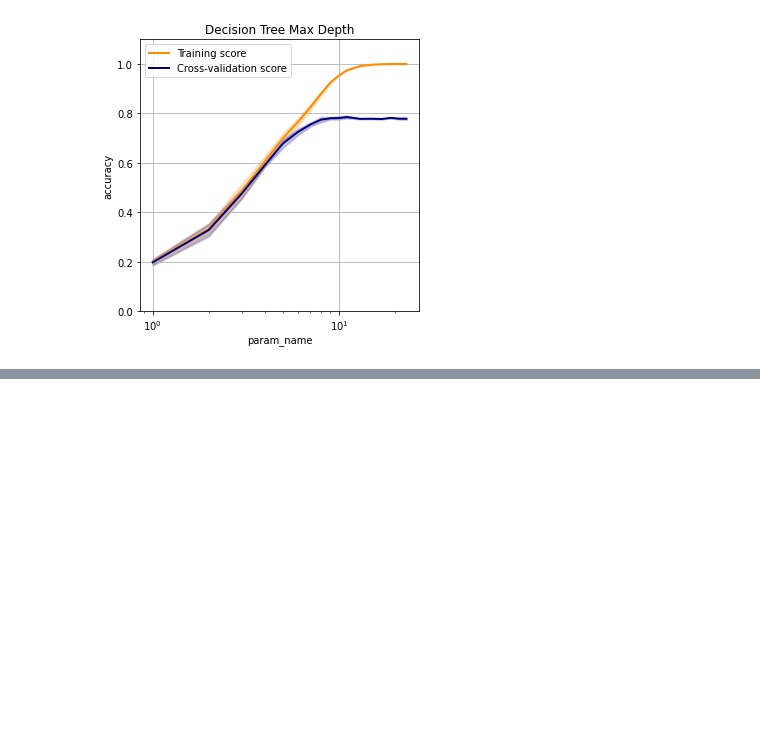
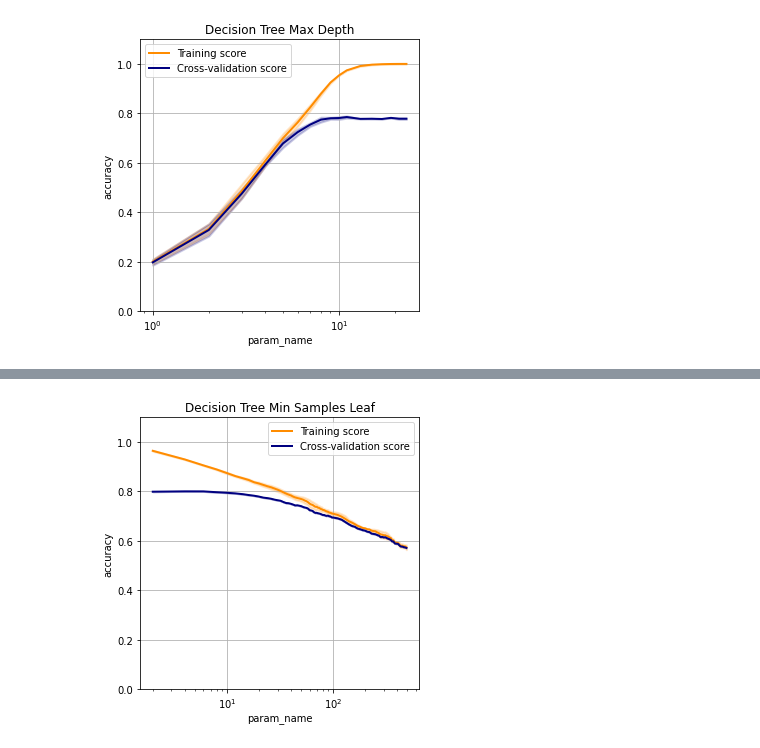
Before and after one commit to jayhtian/cs7641, a Jupyter notebook: supervised_learning/mnist_decision_tree.ipynb, the cells around one changed output, grey strips where cells are left out. Saved outputs shown, nothing was run; the diff lists cells and outputs as text; code cells hidden in the pictures; blank space fills up the shorter version.

```diff
--- a/supervised_learning/mnist_decision_tree.ipynb
+++ b/supervised_learning/mnist_decision_tree.ipynb
@@ -92,0 +186,11 @@ plot_curves(param_range, train_scores_mean, train_scores_std, test_scores_mean,
+# %%
+train_scores_mean = np.mean(train_scores, axis=1)
+train_scores_std = np.std(train_scores, axis=1)
+test_scores_mean = np.mean(test_scores, axis=1)
+test_scores_std = np.std(test_scores, axis=1)
+# %%
+plot_curves(param_range, train_scores_mean, train_scores_std, test_scores_mean, test_scores_std,
+            title='Decision Tree Min Samples Leaf',
+            scoring='accuracy', is_log_axis=True,
+            figsize=(5,5))
+# %% [output]
@@ -92,0 +198 @@ plot_curves(param_range, train_scores_mean, train_scores_std, test_scores_mean,
+[figure, added]
```
Also changed, not shown: parts of 21 cells of this notebook, 27 other files.
